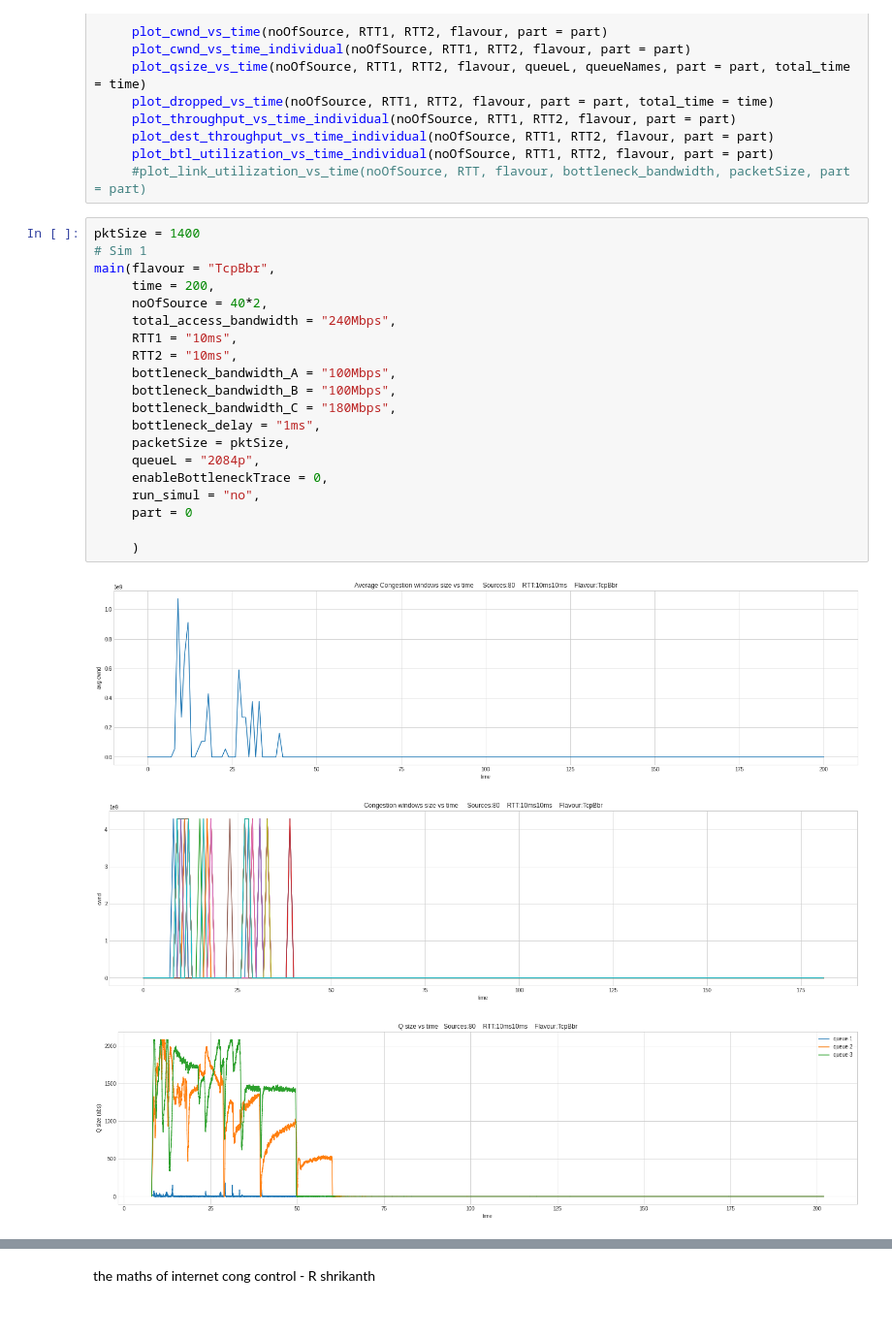
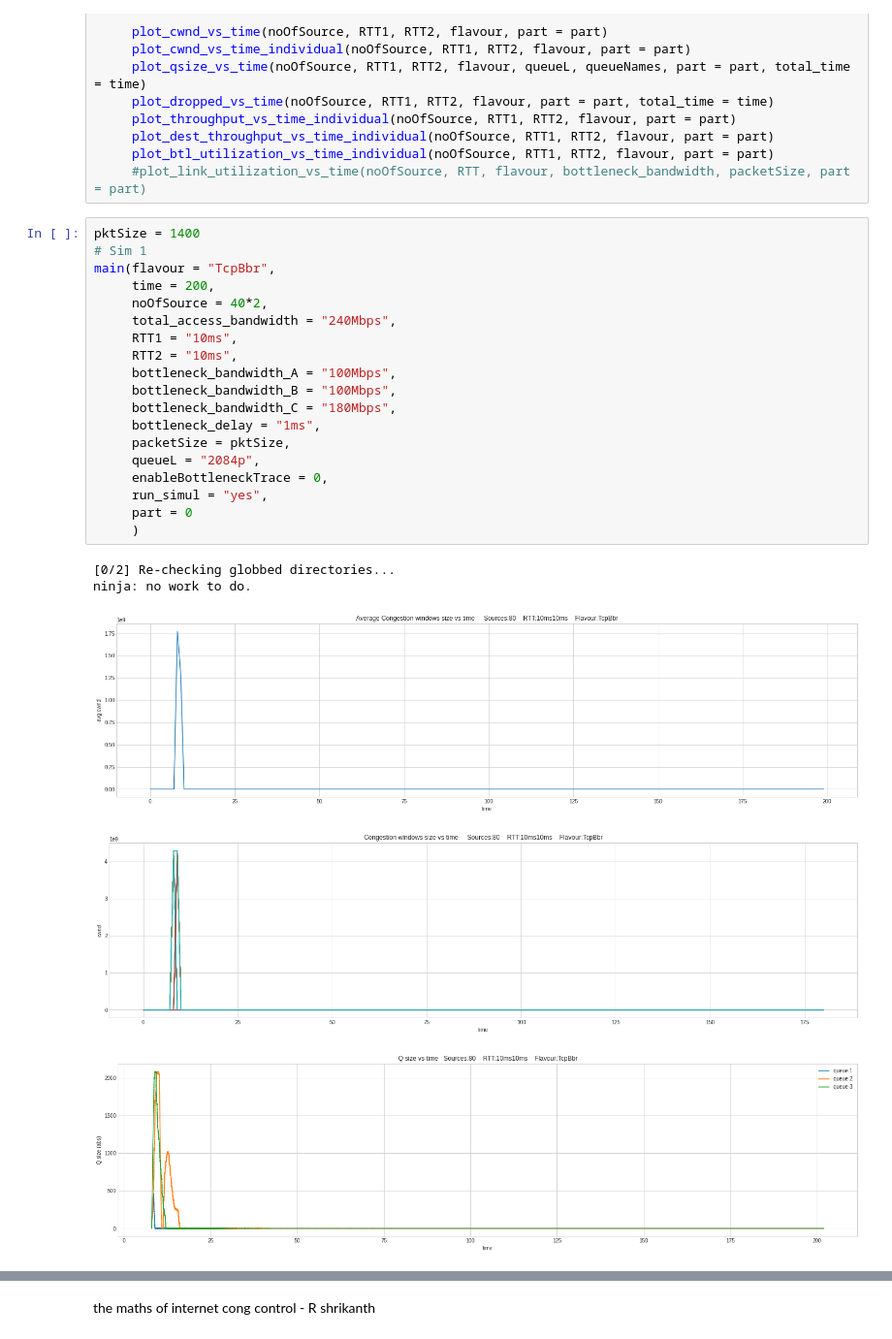
Before and after one commit to divyashk/TCP-BBR-ns3, a Jupyter notebook: dumbell-ns3/report_bg.ipynb, the cells around one changed output, grey strips where cells are left out. Shown at 97% size. Cells and saved outputs as stored; diff of their text form.

```diff
--- a/dumbell-ns3/report_bg.ipynb
+++ b/dumbell-ns3/report_bg.ipynb
@@ -371,24 +371,25 @@ def main(flavour = "TcpBbr" , time = 200 ,total_access_bandwidth = 120, bottlene
 # %%
 pktSize = 1400
 # Sim 1
 main(flavour = "TcpBbr",
      time = 200,
      noOfSource = 40*2,
      total_access_bandwidth = "240Mbps",
      RTT1 = "10ms",
      RTT2 = "10ms",
      bottleneck_bandwidth_A = "100Mbps",
      bottleneck_bandwidth_B = "100Mbps",
      bottleneck_bandwidth_C = "180Mbps",
      bottleneck_delay = "1ms",
      packetSize = pktSize,
      queueL = "2084p",
      enableBottleneckTrace = 0,
-     run_simul = "no",
+     run_simul = "yes",
      part = 0
-
      )
 # %% [output]
+[0/2] Re-checking globbed directories...
+ninja: no work to do.
-[figure, old version]
+[figure, new version]
-[figure, old version]
+[figure, new version]
-[figure, old version]
+[figure, new version]
```
Also changed, not shown: parts of 9 cells of this notebook, 2 other files.
